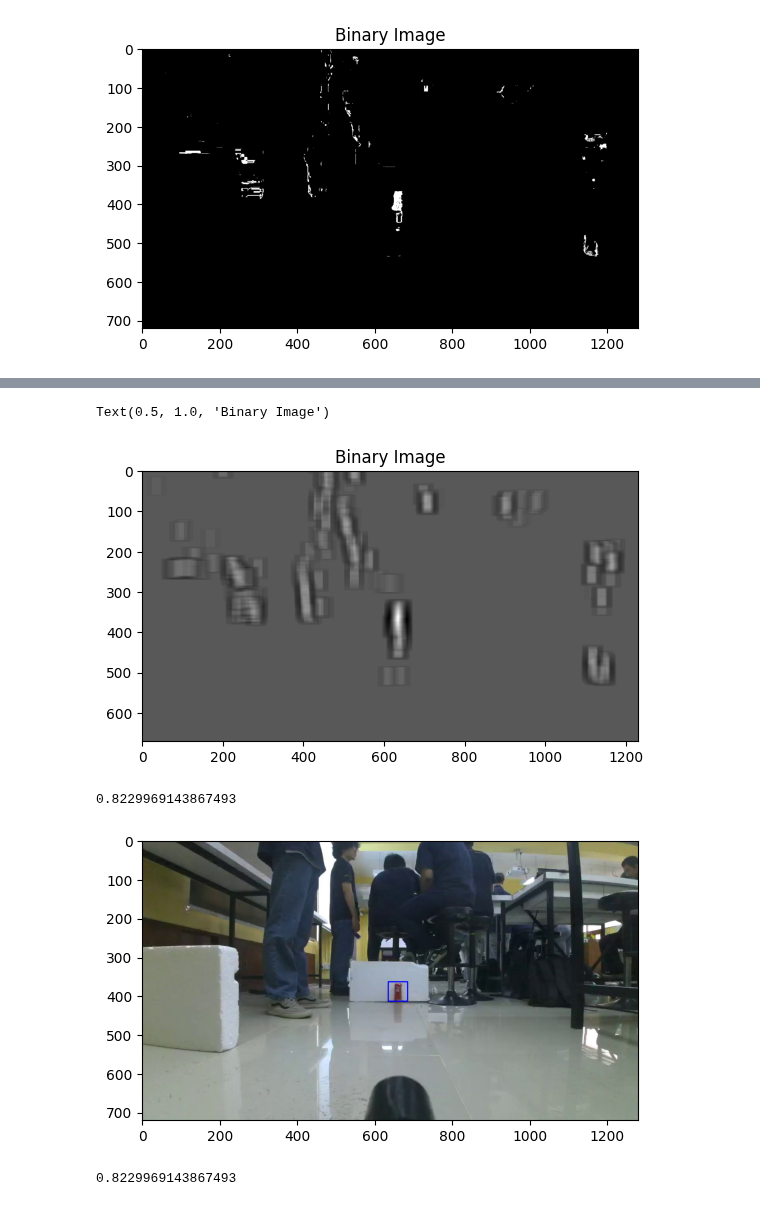
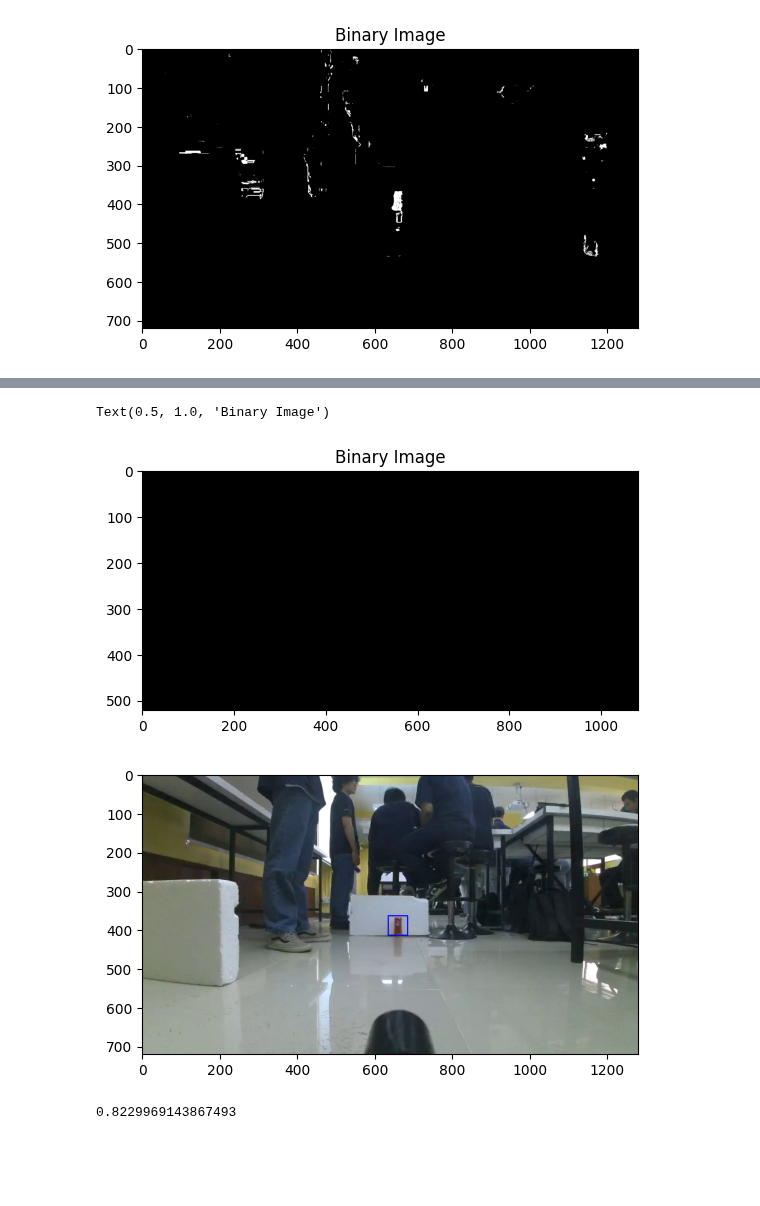
Before and after one commit to Klong1212/Robotmaster, a Jupyter notebook: find_coke/cv_image_process.ipynb, the cells around one changed output, grey strips where cells are left out. Saved outputs shown, nothing was run; the diff lists cells and outputs as text; code cells hidden in the pictures; blank space fills up the shorter version.

Commit message:
cv_image_bottle update

```diff
--- a/find_coke/cv_image_process.ipynb
+++ b/find_coke/cv_image_process.ipynb
@@ -27,7 +27,7 @@ if __name__ == '__main__':
 Robot: Can not connect to robot, check connection please.
 TypeError: exceptions must derive from BaseException
 # %%
-img = cv2.imread("captured_image_1.jpg")
+img = cv2.imread("captured_image_3.jpg")
 image_hsv = cv2.cvtColor(img, cv2.COLOR_BGR2HSV)
 h,s,v=cv2.split(image_hsv)
 h_blur = cv2.GaussianBlur(h, (7, 7), 0)
@@ -47,22 +47,22 @@ Text(0.5, 1.0, 'Binary Image')
 # %%
 templat1=cv2.imread("bounding_box_1.jpg")
 template_hsv=cv2.cvtColor(templat1,cv2.COLOR_BGR2HSV)
-template_h,template_s,template_v=cv2.split(template_hsv)
-template_binary = (template_v > 100)
-plt.imshow(template_binary, cmap='gray')
+template_h,template_s,template_v_1=cv2.split(template_hsv)
+template_binary1 = (template_v_1 > 100)
+plt.imshow(template_binary1, cmap='gray')
 plt.title('Binary Image')
 
 templat2=cv2.imread("bounding_box_2.jpg")
 template_hsv=cv2.cvtColor(templat2,cv2.COLOR_BGR2HSV)
-template_h,template_s,template_v=cv2.split(template_hsv)
-template_binary = (template_v > 100)
-plt.imshow(template_binary, cmap='gray')
+template_h,template_s,template_v_2=cv2.split(template_hsv)
+template_binary2 = (template_v_2 > 100)
+plt.imshow(template_binary2, cmap='gray')
 plt.title('Binary Image')
 
 templat3=cv2.imread("bounding_box_3.jpg")
 template_hsv=cv2.cvtColor(templat3,cv2.COLOR_BGR2HSV)
-template_h,template_s,template_v=cv2.split(template_hsv)
-template_binary = (template_v > 100)
-plt.imshow(template_binary, cmap='gray')
+template_h,template_s,template_v_3=cv2.split(template_hsv)
+template_binary3 = (template_v_3 > 100)
+plt.imshow(template_binary1, cmap='gray')
 plt.title('Binary Image')
 # %% [output]
@@ -70,37 +71,50 @@ KeyboardInterrupt:
 # %%
 # Convert boolean mask to uint8 (0 or 255)
 
 # Convert boolean masks to uint8 (0 or 255)
 img_binary_uint8 = img_binary.astype(np.uint8) * 255
-template_binary_uint8 = template_binary.astype(np.uint8) * 255
-template_binary_uint8 = template_binary.astype(np.uint8) * 255
-template_binary_uint8 = template_binary.astype(np.uint8) * 255
-value = cv2.matchTemplate(img_binary_uint8, template_binary_uint8, cv2.TM_CCOEFF_NORMED)
-value2 = cv2.matchTemplate(img_binary_uint8, template_binary_uint8, cv2.TM_CCOEFF_NORMED)
-value3 = cv2.matchTemplate(img_binary_uint8, template_binary_uint8, cv2.TM_CCOEFF_NORMED)
+template_binary_uint8_1 = template_binary1.astype(np.uint8) * 255
+template_binary_uint8_2 = template_binary2.astype(np.uint8) * 255
+template_binary_uint8_3 = template_binary3.astype(np.uint8) * 255
+value = cv2.matchTemplate(img_binary_uint8, template_binary_uint8_1, cv2.TM_CCOEFF_NORMED)
+value2 = cv2.matchTemplate(img_binary_uint8, template_binary_uint8_2, cv2.TM_CCOEFF_NORMED)
+value3 = cv2.matchTemplate(img_binary_uint8, template_binary_uint8_3, cv2.TM_CCOEFF_NORMED)
 
-img_binary_va = (value > 0.5)
-plt.imshow(value, cmap='gray')
+img_binary_va1 = (value > 0.5)
+img_binary_va2 = (value2 > 0.5)
+img_binary_va3 = (value3 > 0.5)
+
+plt.imshow(img_binary_va1, cmap='gray')
 plt.title('Binary Image')
 # %% [output]
 Text(0.5, 1.0, 'Binary Image')
-[figure, old version]
+[figure, new version]
 # %%
 min_val, max_val, min_loc, max_loc = cv2.minMaxLoc(value)
-top_left = max_loc
-print(max_val)
-h, w = template_binary_uint8.shape
-bottom_right = (top_left[0] + w, top_left[1] + h)
-centerx = (top_left[0] + bottom_right[0]) // 2
-centery = (top_left[1] + bottom_right[1]) // 2
+min_val2, max_val2, min_loc2, max_loc2 = cv2.minMaxLoc(value2)
+min_val3, max_val3, min_loc3, max_loc3 = cv2.minMaxLoc(value3)
+if max(max_val, max_val2, max_val3) == max_val:
+    top_left = max_loc
+    template_h, template_w = template_binary_uint8_1.shape
+    max_val = max_val
+    bottom_right = (top_left[0] + template_w, top_left[1] + template_h)
+elif max(max_val, max_val2, max_val3) == max_val2:
+    top_left = max_loc2
+    template_h, template_w = template_binary_uint8_2.shape
+    max_val = max_val2
+    bottom_right = (top_left[0] + template_w, top_left[1] + template_h)
+else:
+    top_left = max_loc3
+    template_h, template_w = template_binary_uint8_3.shape
+    max_val = max_val3
+    bottom_right = (top_left[0] + template_w, top_left[1] + template_h)
 cv2.rectangle(img, top_left, bottom_right, 255, 2) # Draw rectangle on original image
 plt.imshow(cv2.cvtColor(img, cv2.COLOR_BGR2RGB)) # Display the result
 plt.show()
 print(max_val)
 # %% [output]
+[figure]
 0.8229969143867493
-[figure]
-0.8229969143867493
 # %%
 import cv2
 from robomaster import robot
```
Also changed, not shown: parts of 2 cells of this notebook, 19 other files.
